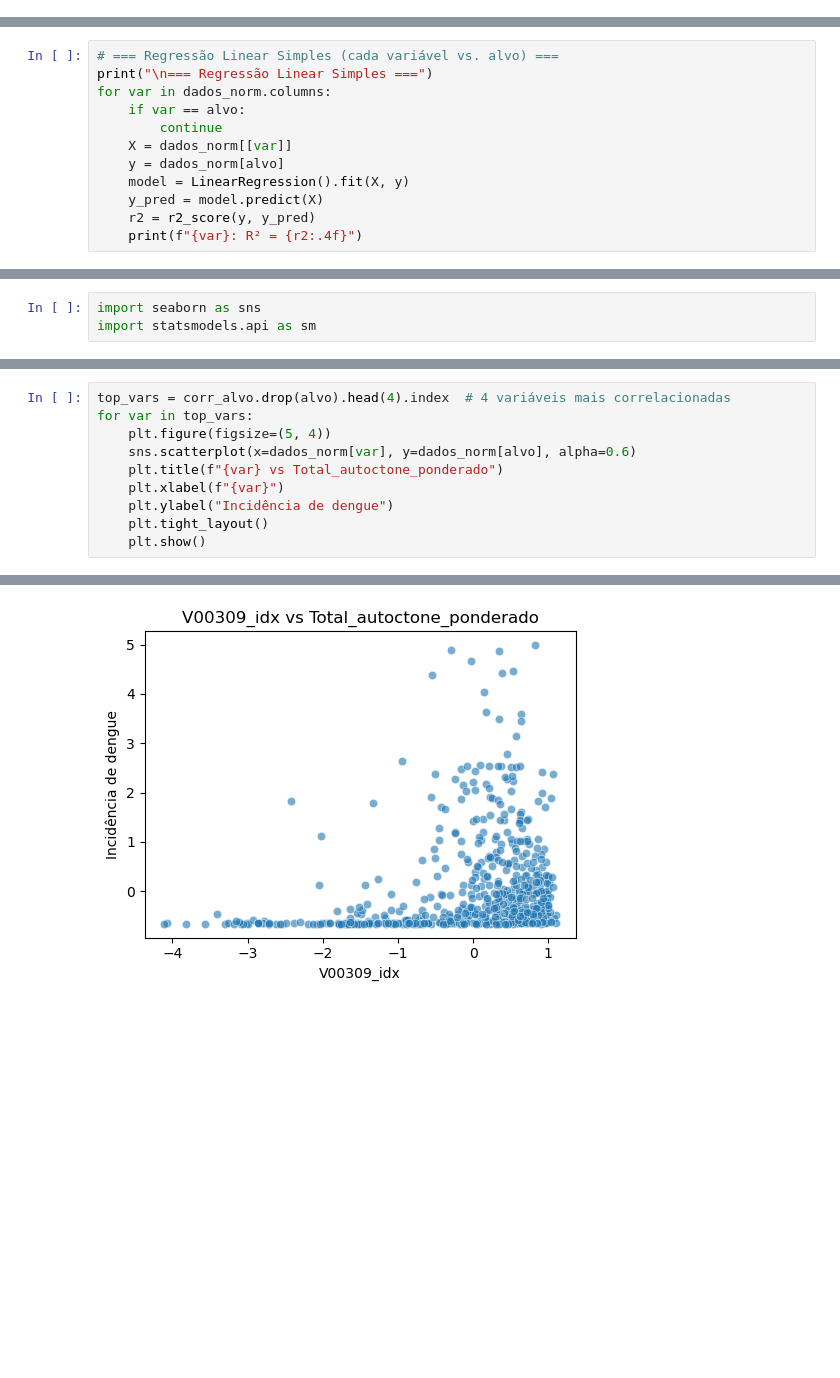
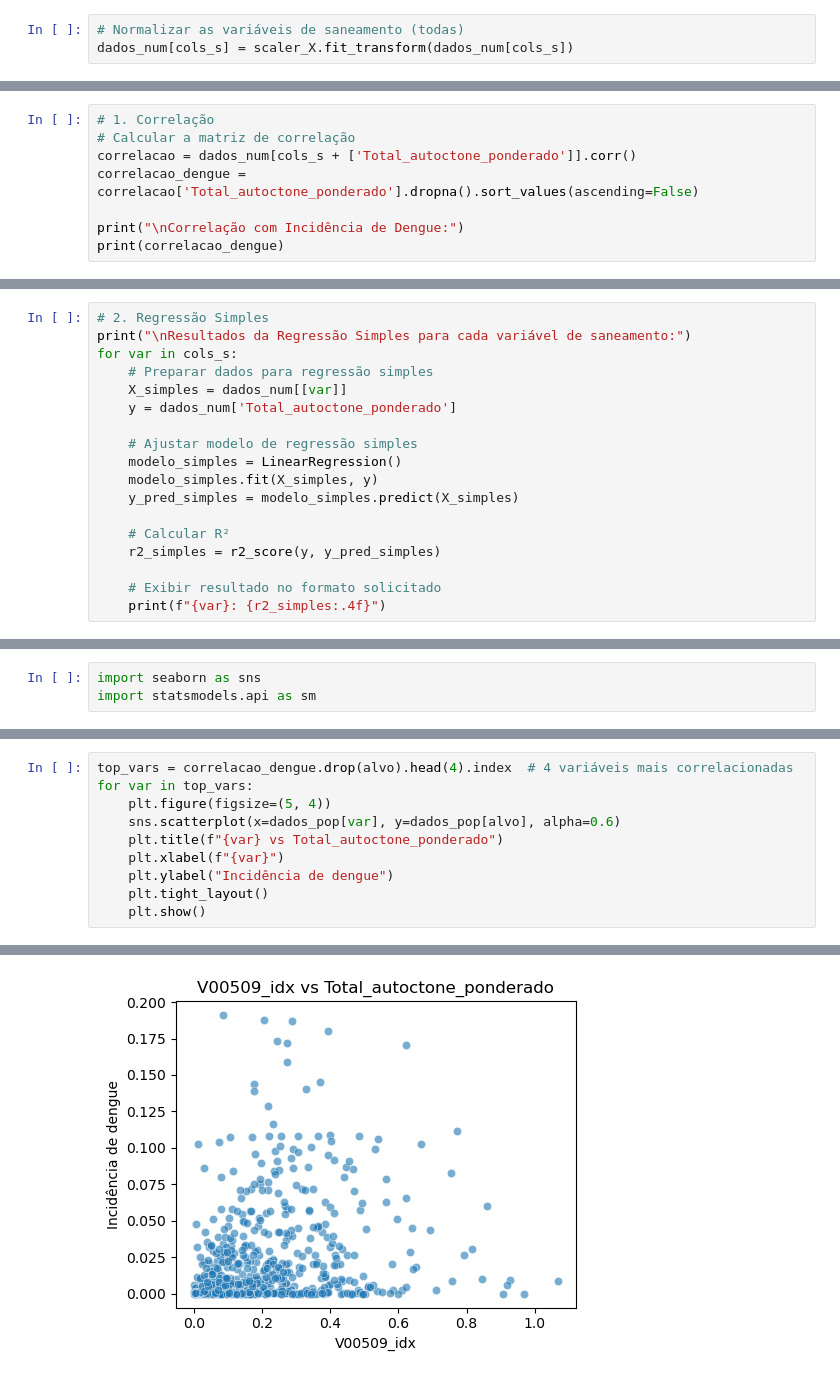
Before and after one commit to Guilherme-Fernandes-da-Costa/RP2_2025, a Jupyter notebook: pasta_nazivon/analise_estado/RP2-AnaliseEstatisticaEstado.ipynb, the cells around one changed output, grey strips where cells are left out. Cells and saved outputs as stored; diff of their text form; blank space fills up the shorter version.

```diff
--- a/pasta_nazivon/analise_estado/RP2-AnaliseEstatisticaEstado.ipynb
+++ b/pasta_nazivon/analise_estado/RP2-AnaliseEstatisticaEstado.ipynb
@@ -218,0 +161,3 @@ dados_numericos = dados_pop.select_dtypes(include=['int64', 'float64']).copy()
+# %%
+# Normalizar as variáveis de saneamento (todas)
+dados_num[cols_s] = scaler_X.fit_transform(dados_num[cols_s])
@@ -218,0 +186,8 @@ dados_numericos = dados_pop.select_dtypes(include=['int64', 'float64']).copy()
+# %%
+# 1. Correlação
+# Calcular a matriz de correlação
+correlacao = dados_num[cols_s + ['Total_autoctone_ponderado']].corr()
+correlacao_dengue = correlacao['Total_autoctone_ponderado'].dropna().sort_values(ascending=False)
+
+print("\nCorrelação com Incidência de Dengue:")
+print(correlacao_dengue)
@@ -218,0 +219,18 @@ dados_numericos = dados_pop.select_dtypes(include=['int64', 'float64']).copy()
+# %%
+# 2. Regressão Simples
+print("\nResultados da Regressão Simples para cada variável de saneamento:")
+for var in cols_s:
+    # Preparar dados para regressão simples
+    X_simples = dados_num[[var]]
+    y = dados_num['Total_autoctone_ponderado']
+
+    # Ajustar modelo de regressão simples
+    modelo_simples = LinearRegression()
+    modelo_simples.fit(X_simples, y)
+    y_pred_simples = modelo_simples.predict(X_simples)
+
+    # Calcular R²
+    r2_simples = r2_score(y, y_pred_simples)
+
+    # Exibir resultado no formato solicitado
+    print(f"{var}: {r2_simples:.4f}")
@@ -275,12 +258,0 @@ Name: Total_autoctone_ponderado, Length: 186, dtype: float64
-# %%
-# === Regressão Linear Simples (cada variável vs. alvo) ===
-print("\n=== Regressão Linear Simples ===")
-for var in dados_norm.columns:
-    if var == alvo:
-        continue
-    X = dados_norm[[var]]
-    y = dados_norm[alvo]
-    model = LinearRegression().fit(X, y)
-    y_pred = model.predict(X)
-    r2 = r2_score(y, y_pred)
-    print(f"{var}: R² = {r2:.4f}")
@@ -443,8 +337,8 @@ Name: Total_autoctone_ponderado, dtype: float64
 # %%
-top_vars = corr_alvo.drop(alvo).head(4).index  # 4 variáveis mais correlacionadas
+top_vars = correlacao_dengue.drop(alvo).head(4).index  # 4 variáveis mais correlacionadas
 for var in top_vars:
     plt.figure(figsize=(5, 4))
-    sns.scatterplot(x=dados_norm[var], y=dados_norm[alvo], alpha=0.6)
+    sns.scatterplot(x=dados_pop[var], y=dados_pop[alvo], alpha=0.6)
     plt.title(f"{var} vs Total_autoctone_ponderado")
     plt.xlabel(f"{var}")
     plt.ylabel("Incidência de dengue")
@@ -457 +351 @@ for var in top_vars:
-[figure, old version]
+[figure, new version]
```
Also changed, not shown: parts of 39 cells of this notebook.
